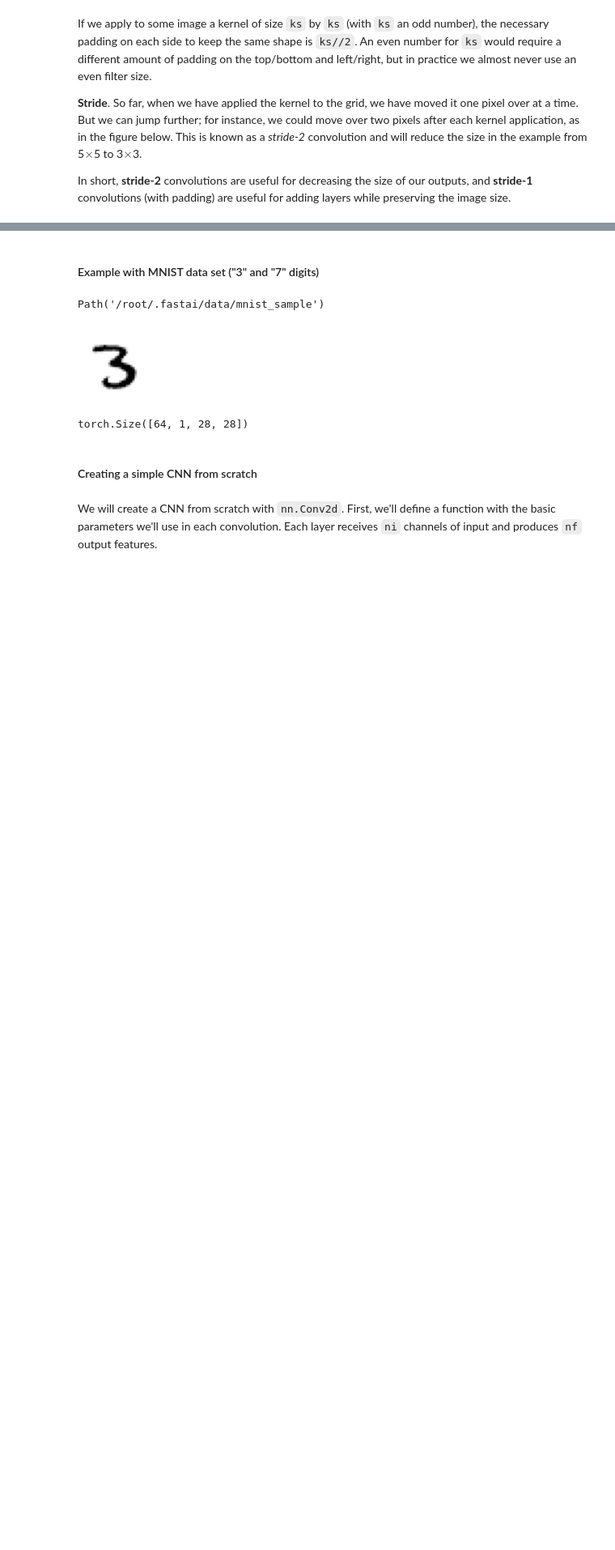
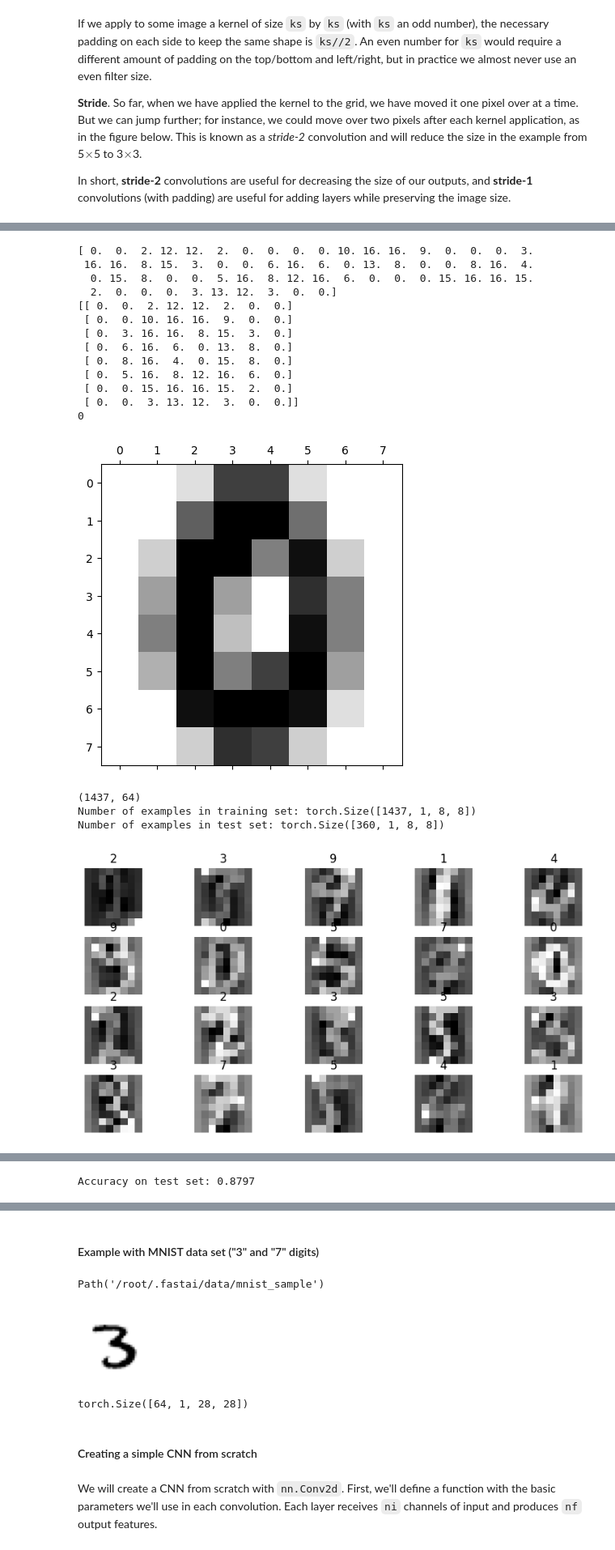
Before and after one commit to isa-ulisboa/greends-pml, a Jupyter notebook: ML_overview_with_examples.ipynb, the cells around one changed output, grey strips where cells are left out. Shown at 81% size. Saved outputs shown, nothing was run; the diff lists cells and outputs as text; code cells hidden in the pictures; blank space fills up the shorter version.

```diff
--- a/ML_overview_with_examples.ipynb
+++ b/ML_overview_with_examples.ipynb
@@ -2332,4 +2352,5 @@ In general, if the input image has size `h` $\times$ `w`, using a padding of 1 a
 # %%
+#@title Script that implements a convolutional neural network with PyTorch over the mnist 8 by 8 practice data set
 # code adapted from https://github.com/rasbt/machine-learning-book/blob/main/ch14/ch14_part1.py
 
 '''
@@ -2357,7 +2378,7 @@ import random
 import numpy as np
 
 ################################################################################ Data and parameters
-SHOW=False # plot some digit for mnist 8*8
+SHOW=True # plot some digit for mnist 8*8
 
 examples = load_digits() # https://scikit-learn.org/stable/auto_examples/classification/plot_digits_classification.html; 10 digits;  1797 examples
 if SHOW:
@@ -2444,34 +2465,56 @@ model=nn.Sequential(
     nn.ReLU(),
     nn.Dropout(p=dropout_p),
     nn.Linear(hidden_size, output_size)
 )
 
 '''
 Compare with NN from previous script:
 model=nn.Sequential(
     nn.Linear(input_size, hidden_size),
     nn.ReLU(),
     nn.Dropout(p=dropout_p),
     nn.Linear(hidden_size, hidden_size),
     nn.ReLU(),
     nn.Dropout(p=dropout_p),
     nn.Linear(hidden_size, output_size)
 )
 '''
 # model description
 summary(model,(1,8,8)) # C, H, W
 
 # Define loss function and optimizer
 # Either torch.nn.NLLLoss or torch.nn.CrossEntropyLoss can be used: CrossEntropyLoss (https://pytorch.org/docs/stable/generated/torch.nn.CrossEntropyLoss.html) implements softmax internally
 loss_fn = nn.CrossEntropyLoss()
+
 # Optimizer: optimizer object that will hold the current state and will update the parameters based on the computed gradients
 # for param in model.parameters(): print(param.data)
 optimizer = optim.Adam(model.parameters(), lr=learning_rate, weight_decay=regularization_param)
 
-# Training the model
-hist = train(model, num_epochs, train_dl, test_dl)
+# Train the model and predict on test samples to estimate accuracy
+# history stores losses, accuracy, actual labels and predictions
+history = train(model, optimizer, loss_fn, num_epochs, train_dl, test_dl)
 
 # plot losses along epochs
-plot_losses(hist)
+plot_losses(history)
 # plot confusion matrix
-plot_accuracy_from_predictions(hist)
+plot_accuracy_from_predictions(history)
+#plot_accuracy(hist)
+# %% [output]
+[ 0.  0.  2. 12. 12.  2.  0.  0.  0.  0. 10. 16. 16.  9.  0.  0.  0.  3.
+ 16. 16.  8. 15.  3.  0.  0.  6. 16.  6.  0. 13.  8.  0.  0.  8. 16.  4.
+  0. 15.  8.  0.  0.  5. 16.  8. 12. 16.  6.  0.  0.  0. 15. 16. 16. 15.
+  2.  0.  0.  0.  3. 13. 12.  3.  0.  0.]
+[[ 0.  0.  2. 12. 12.  2.  0.  0.]
+ [ 0.  0. 10. 16. 16.  9.  0.  0.]
+ [ 0.  3. 16. 16.  8. 15.  3.  0.]
+ [ 0.  6. 16.  6.  0. 13.  8.  0.]
+ [ 0.  8. 16.  4.  0. 15.  8.  0.]
+ [ 0.  5. 16.  8. 12. 16.  6.  0.]
+ [ 0.  0. 15. 16. 16. 15.  2.  0.]
+ [ 0.  0.  3. 13. 12.  3.  0.  0.]]
+0
+[figure, added]
+(1437, 64)
+Number of examples in training set: torch.Size([1437, 1, 8, 8])
+Number of examples in test set: torch.Size([360, 1, 8, 8])
+[figure, added]
@@ -2477,0 +2539 @@ plot_accuracy_from_predictions(hist)
+Accuracy on test set: 0.8797
```
Also changed, not shown: parts of 4 cells of this notebook.
